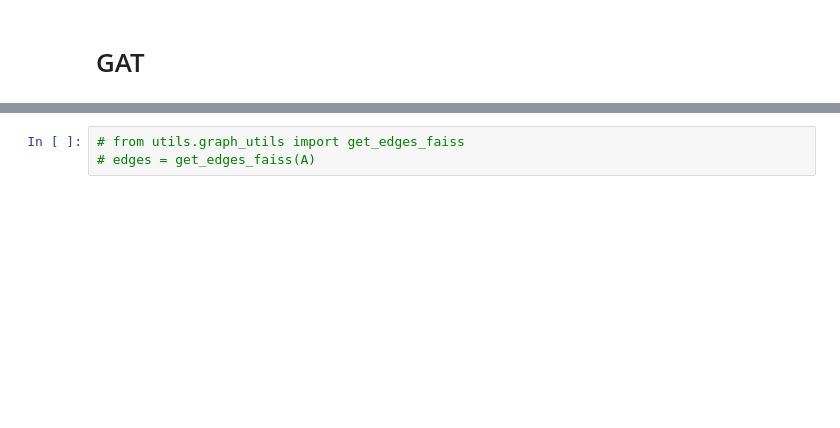
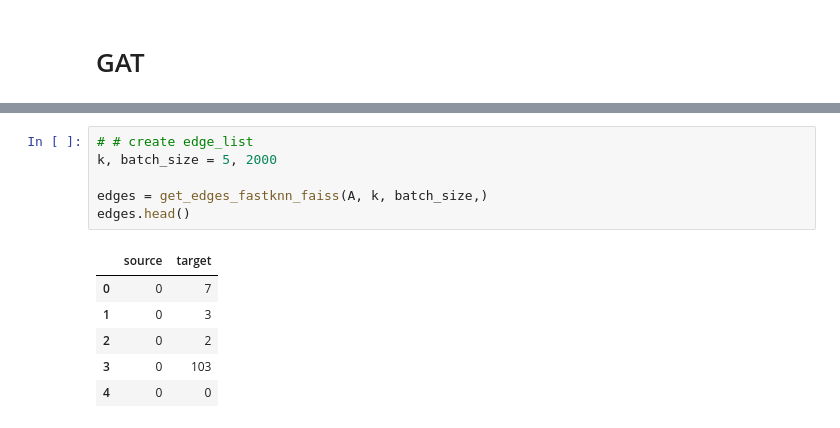
Before and after one commit to thunderock/residual2vec_, a Jupyter notebook: notebooks/scoring_big_dataset.ipynb, the cells around one changed output, grey strips where cells are left out. Drawn from its saved outputs; the diff is of its cells as text; blank space fills up the shorter version.

```diff
--- a/notebooks/scoring_big_dataset.ipynb
+++ b/notebooks/scoring_big_dataset.ipynb
@@ -76,6 +87,16 @@ A.shape, P.shape, N.shape, plot_dot_(A, P, N, model_name="GAT")
 ((1632803, 128), (1632803, 128), (1632803, 128), None)
 [figure]
 # %%
-# from utils.graph_utils import get_edges_faiss
-# edges = get_edges_faiss(A)
+# # create edge_list
+k, batch_size = 5, 2000
+
+edges = get_edges_fastknn_faiss(A, k, batch_size,)
+edges.head()
+# %% [output]
+|  | source | target |
+| 0 | 0 | 7 |
+| 1 | 0 | 3 |
+| 2 | 0 | 2 |
+| 3 | 0 | 103 |
+| 4 | 0 | 0 |
 # %%
```
Also changed, not shown: parts of 8 cells of this notebook.
